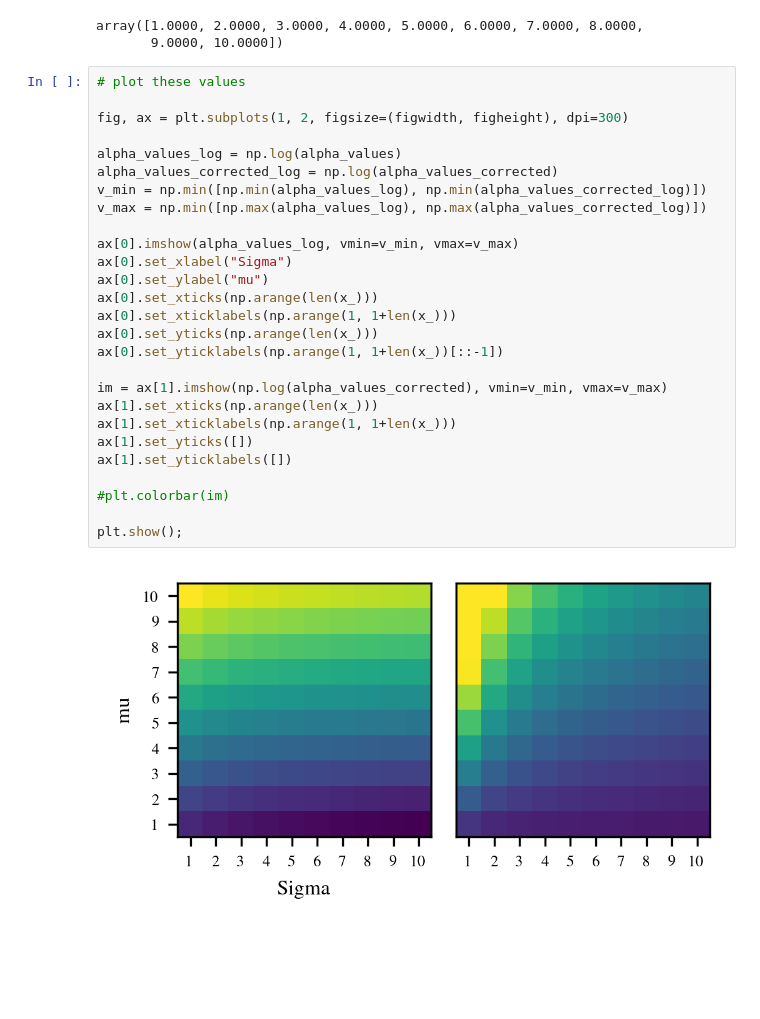
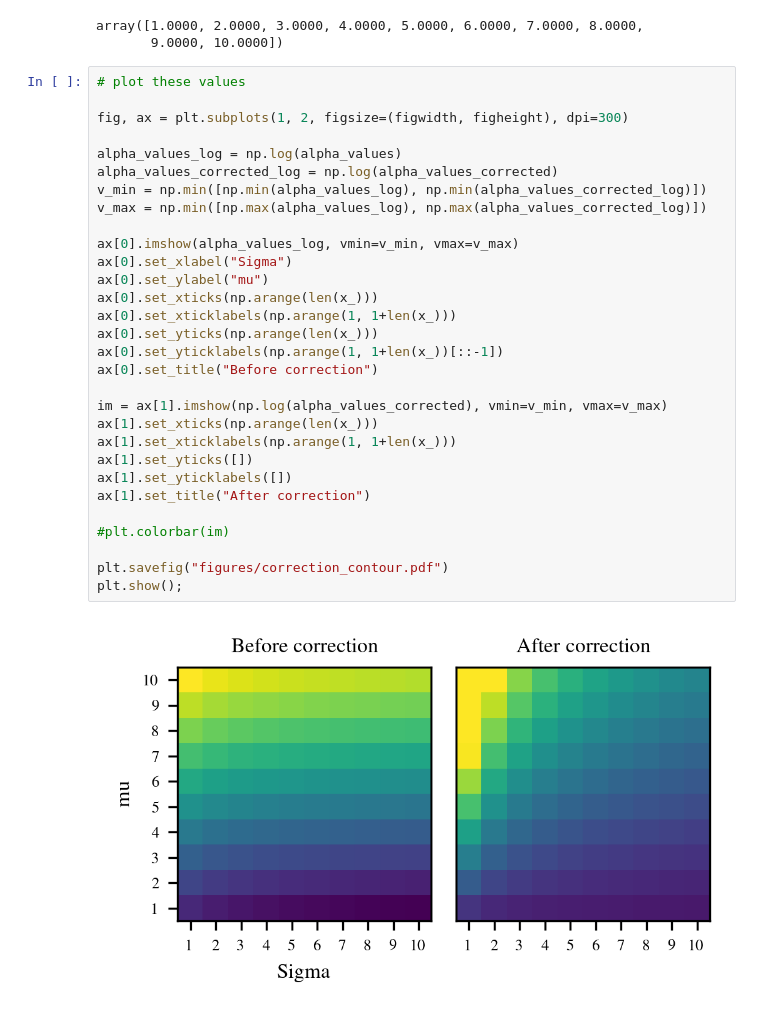
Before and after one commit to mariushobbhahn/LB_for_BNNs_official, a Jupyter notebook: LB_limitations.ipynb, the cells around one changed output. Saved outputs shown, nothing was run; the diff lists cells and outputs as text; blank space fills up the shorter version.

```diff
--- a/LB_limitations.ipynb
+++ b/LB_limitations.ipynb
@@ -593,29 +593,32 @@ array([1.0000, 2.0000, 3.0000, 4.0000, 5.0000, 6.0000, 7.0000, 8.0000,
 # %%
 # plot these values
 
 fig, ax = plt.subplots(1, 2, figsize=(figwidth, figheight), dpi=300)
 
 alpha_values_log = np.log(alpha_values)
 alpha_values_corrected_log = np.log(alpha_values_corrected)
 v_min = np.min([np.min(alpha_values_log), np.min(alpha_values_corrected_log)])
 v_max = np.min([np.max(alpha_values_log), np.max(alpha_values_corrected_log)])
 
 ax[0].imshow(alpha_values_log, vmin=v_min, vmax=v_max)
 ax[0].set_xlabel("Sigma")
 ax[0].set_ylabel("mu")
 ax[0].set_xticks(np.arange(len(x_)))
 ax[0].set_xticklabels(np.arange(1, 1+len(x_)))
 ax[0].set_yticks(np.arange(len(x_)))
 ax[0].set_yticklabels(np.arange(1, 1+len(x_))[::-1])
+ax[0].set_title("Before correction")
 
 im = ax[1].imshow(np.log(alpha_values_corrected), vmin=v_min, vmax=v_max)
 ax[1].set_xticks(np.arange(len(x_)))
 ax[1].set_xticklabels(np.arange(1, 1+len(x_)))
 ax[1].set_yticks([])
 ax[1].set_yticklabels([])
+ax[1].set_title("After correction")
 
 #plt.colorbar(im)
 
+plt.savefig("figures/correction_contour.pdf")
 plt.show();
 # %% [output]
-[figure, old version]
+[figure, new version]
```
Also changed, not shown: parts of 12 cells of this notebook, 11 other files.
